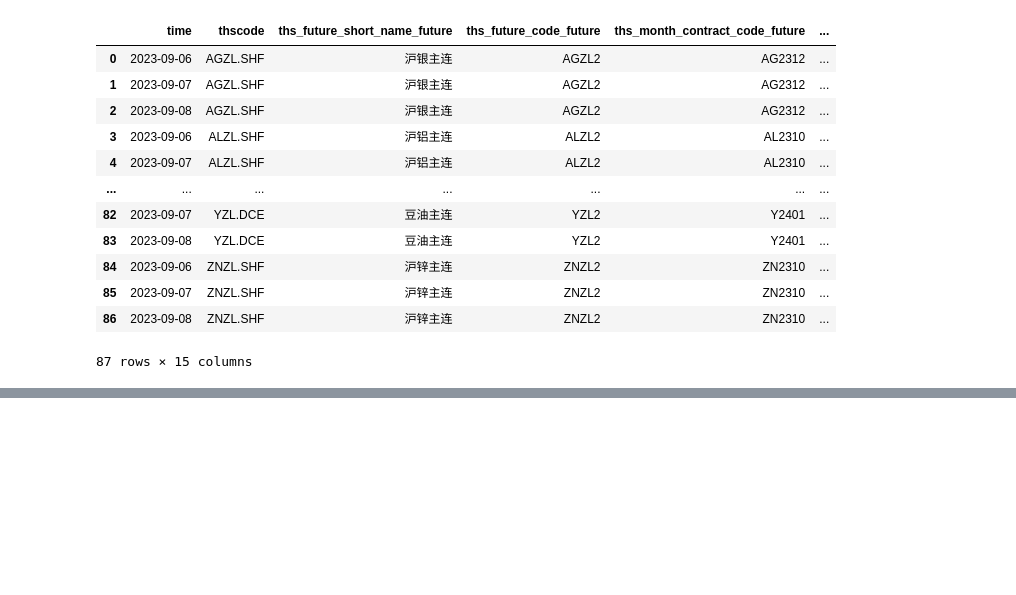
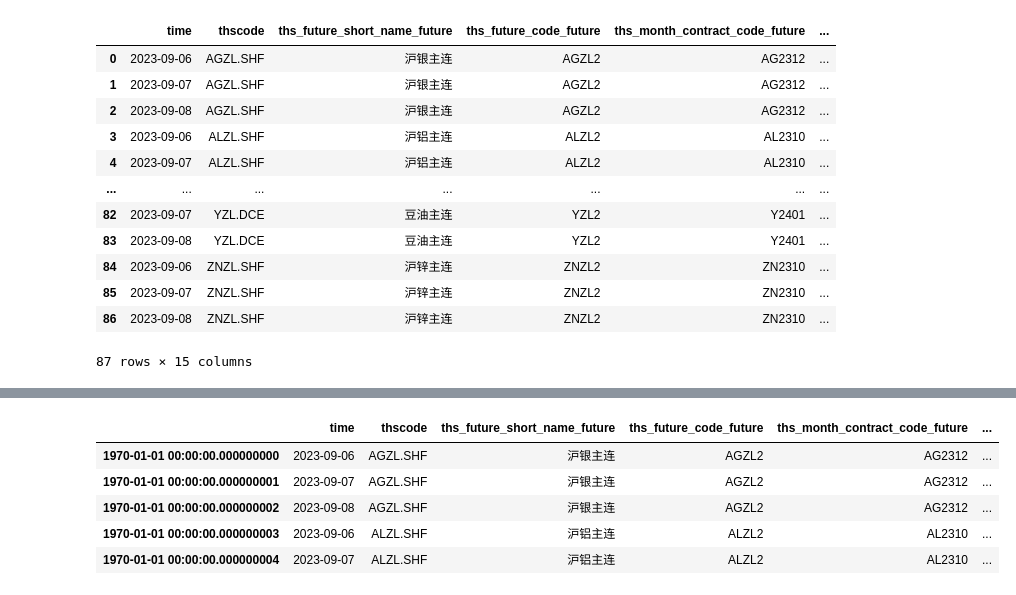
Before and after one commit to samson8964/dataprocessing, a Jupyter notebook: 学习计划1期货数据获取.ipynb, the cells around one changed output, grey strips where cells are left out. Cells and saved outputs as stored; diff of their text form; code cells hidden in the pictures; blank space fills up the shorter version.

```diff
--- a/学习计划1期货数据获取.ipynb
+++ b/学习计划1期货数据获取.ipynb
@@ -146,0 +194,11 @@ data.datatype
+# %%
+df1.index = pd.to_datetime(df1.index, format='%Y-%m-%d')
+# %%
+df1.head()
+# %% [output]
+|  | time | thscode | ths_future_short_name_future | ths_future_code_future | ths_month_contract_code_future | ... |
+| 1970-01-01 00:00:00.000000000 | 2023-09-06 | AGZL.SHF | 沪银主连 | AGZL2 | AG2312 | ... |
+| 1970-01-01 00:00:00.000000001 | 2023-09-07 | AGZL.SHF | 沪银主连 | AGZL2 | AG2312 | ... |
+| 1970-01-01 00:00:00.000000002 | 2023-09-08 | AGZL.SHF | 沪银主连 | AGZL2 | AG2312 | ... |
+| 1970-01-01 00:00:00.000000003 | 2023-09-06 | ALZL.SHF | 沪铝主连 | ALZL2 | AL2310 | ... |
+| 1970-01-01 00:00:00.000000004 | 2023-09-07 | ALZL.SHF | 沪铝主连 | ALZL2 | AL2310 | ... |
```
Also changed, not shown: parts of 16 cells of this notebook, 3 other files.
